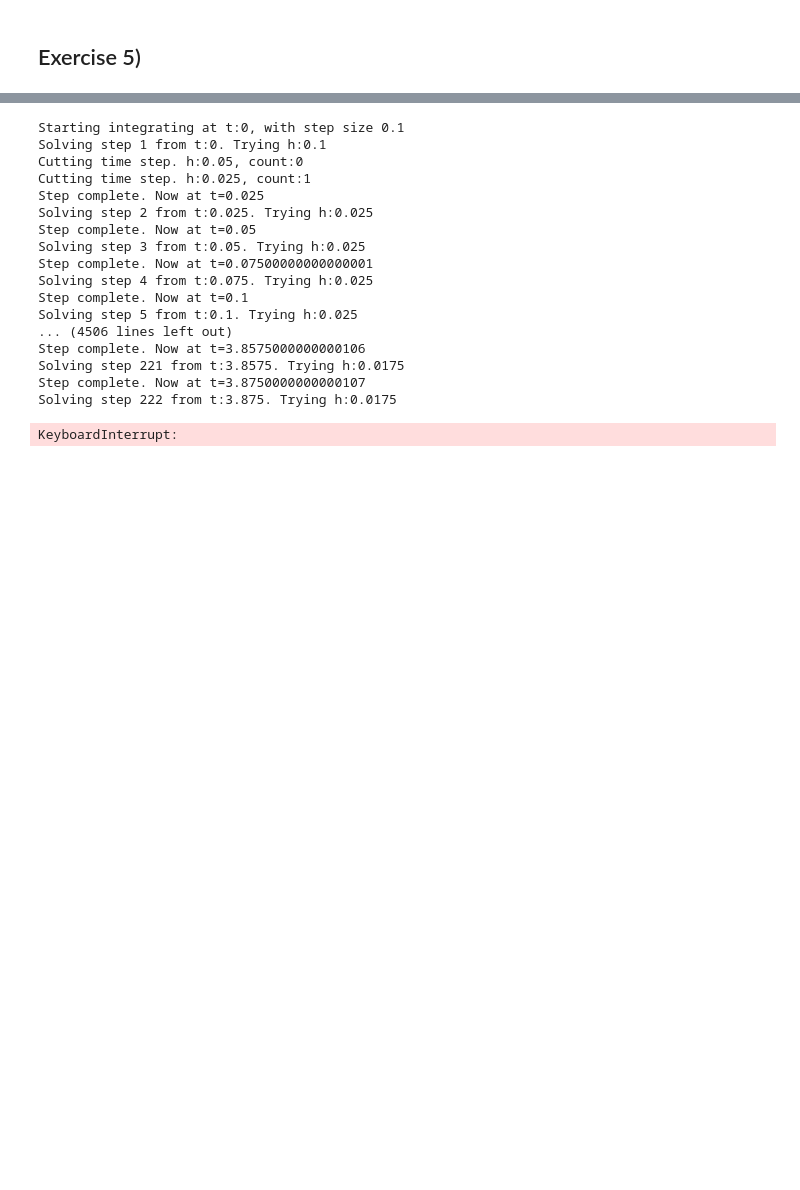
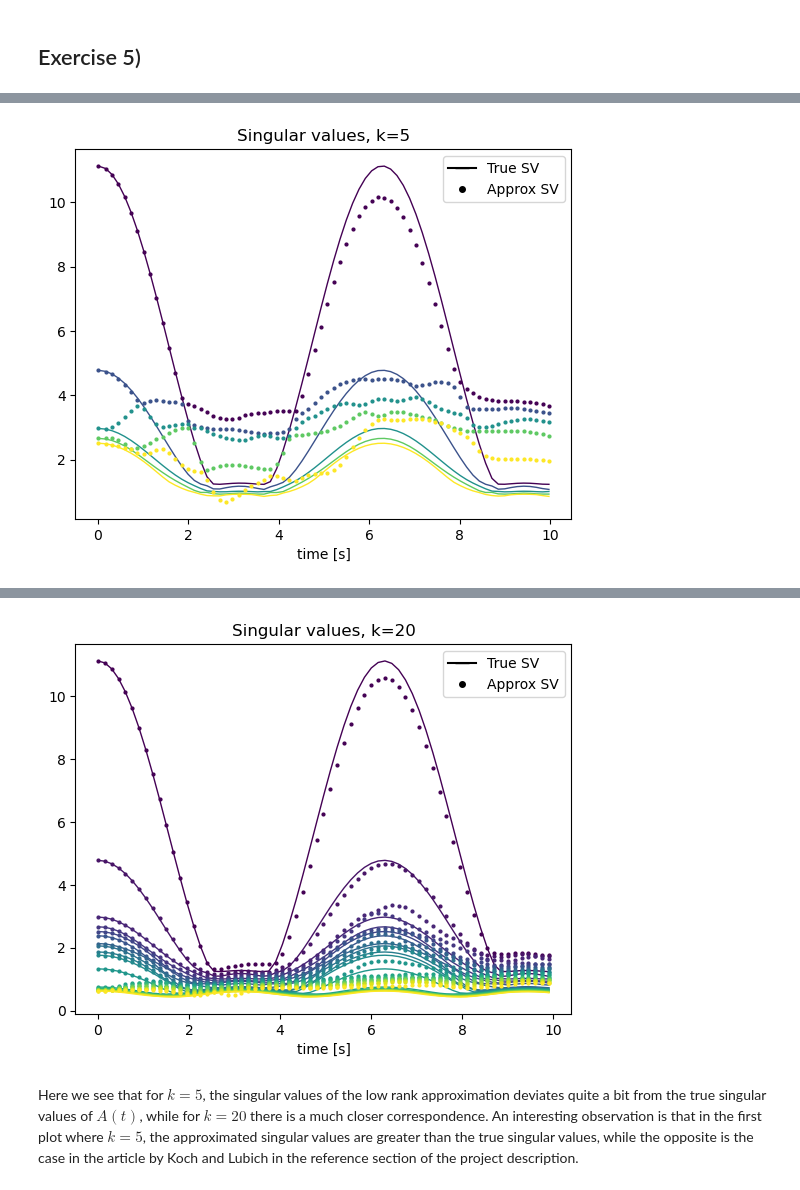
Before and after one commit to KristianHolme/NumLinAlg-project-2, a Jupyter notebook: Project2.ipynb, the cells around one changed output, grey strips where cells are left out. Cells and saved outputs as stored; diff of their text form; code cells hidden in the pictures; blank space fills up the shorter version.

```diff
--- a/Project2.ipynb
+++ b/Project2.ipynb
@@ -137,3 +152,15 @@ HTML(f'<img src={name} />')
 # %% [output]
 MovieWriter Pillow unavailable; using Pillow instead.
 [interactive output not drawn]
+# %%
+n=10
+ks=[5, 20]
+eps=1e-1
+TOL = 1e-1
+maxcuts=5
+pointsInPlot = 60
+verbose = 1
+RunSVComparison(n=n, ks=ks, numPoints=pointsInPlot, TOL=TOL,
+                maxcuts=maxcuts, verbose=verbose, eps=eps,
+                cosMult=True, tf=10)
+# %% [output]
@@ -139,0 +169 @@ MovieWriter Pillow unavailable; using Pillow instead.
+[figure, added]
@@ -140,32 +172,16 @@ MovieWriter Pillow unavailable; using Pillow instead.
+[figure, added]
+# %% [markdown]
+Here we see that for $k=5$, the singular values of the low rank approximation deviates quite a bit from the true singular values of $A(t)$, while for $k=20$ there is a much closer correspondence. An interesting observation is that in the first plot where $k=5$, the approximated singular values are greater than the true singular values, while the opposite is the case in the article by Koch and Lubich in the reference section of the project description.
 # %%
 epss = [1e-1, 1e-3, 1e-4, 1e-5]
 ks = [5, 20]
-TOL = 1e-2
+TOL = 1e-1
 tf=10
 h0 = 0.1
 resultsByKByEps2 = {}
 for k in ks:
-    resultsByKByEps2[k] = GetTimeIntegrationResults(epss=epss, k=k, verbose=2,
+    resultsByKByEps2[k] = GetTimeIntegrationResults(epss=epss, k=k, verbose=0,
                             TOL=TOL, cosMult=True, tf=tf, h0=h0)
-# %% [output]
-Starting integrating at t:0, with step size 0.1
-Solving step 1 from t:0. Trying h:0.1
-Cutting time step. h:0.05, count:0
-Cutting time step. h:0.025, count:1
-Step complete. Now at t=0.025
-Solving step 2 from t:0.025. Trying h:0.025
-Step complete. Now at t=0.05
-Solving step 3 from t:0.05. Trying h:0.025
-Step complete. Now at t=0.07500000000000001
-Solving step 4 from t:0.075. Trying h:0.025
-Step complete. Now at t=0.1
-Solving step 5 from t:0.1. Trying h:0.025
-... (4506 lines left out)
-Step complete. Now at t=3.8575000000000106
-Solving step 221 from t:3.8575. Trying h:0.0175
-Step complete. Now at t=3.8750000000000107
-Solving step 222 from t:3.875. Trying h:0.0175
-KeyboardInterrupt:
 # %%
 ksToPlot = 2
 epssToPlot = len(epss)
```
Also changed, not shown: parts of 14 cells of this notebook, 7 other files.
